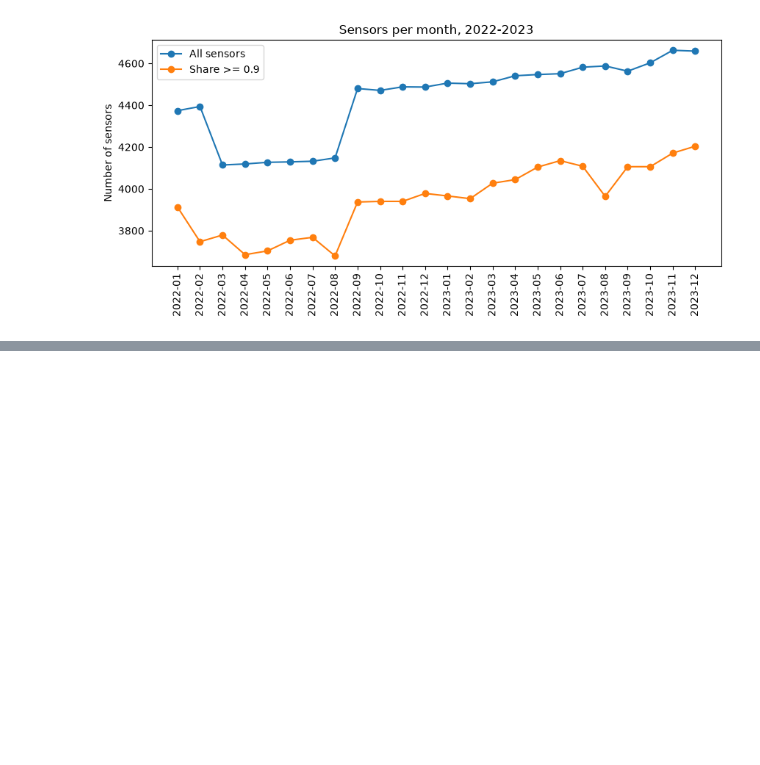
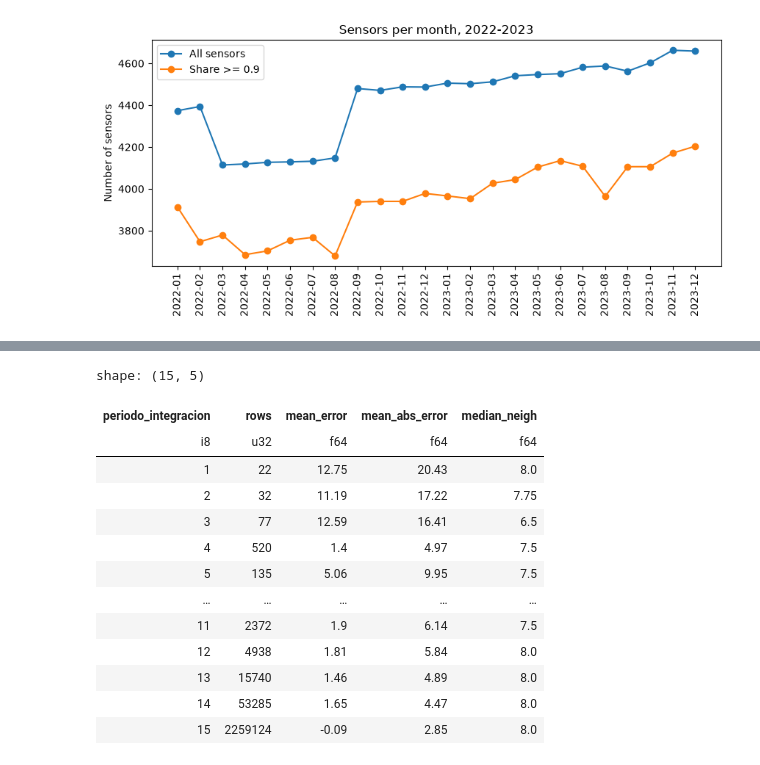
Before and after one commit to AnhTRJotnar/madrid-congestion, a Jupyter notebook: notebooks/1.0-anh-initial-exploration.ipynb, the cells around one changed output, grey strips where cells are left out. Drawn from its saved outputs; the diff is of its cells as text; code cells hidden in the pictures; blank space fills up the shorter version.

```diff
--- a/notebooks/1.0-anh-initial-exploration.ipynb
+++ b/notebooks/1.0-anh-initial-exploration.ipynb
@@ -100,0 +361,19 @@ plt.show()
+# %%
+occupancy_error_by_samples(
+    full_neighbour_rows.filter(pl.col("neighbour_occupancy").is_between(5, 20))
+)
+# %% [output]
+shape: (15, 5)
+| periodo_integracion | rows | mean_error | mean_abs_error | median_neigh |
+| i8 | u32 | f64 | f64 | f64 |
+| 1 | 22 | 12.75 | 20.43 | 8.0 |
+| 2 | 32 | 11.19 | 17.22 | 7.75 |
+| 3 | 77 | 12.59 | 16.41 | 6.5 |
+| 4 | 520 | 1.4 | 4.97 | 7.5 |
+| 5 | 135 | 5.06 | 9.95 | 7.5 |
+| … | … | … | … | … |
+| 11 | 2372 | 1.9 | 6.14 | 7.5 |
+| 12 | 4938 | 1.81 | 5.84 | 8.0 |
+| 13 | 15740 | 1.46 | 4.89 | 8.0 |
+| 14 | 53285 | 1.65 | 4.47 | 8.0 |
+| 15 | 2259124 | -0.09 | 2.85 | 8.0 |
```
Also changed, not shown: parts of 23 cells of this notebook, 2 other files.
